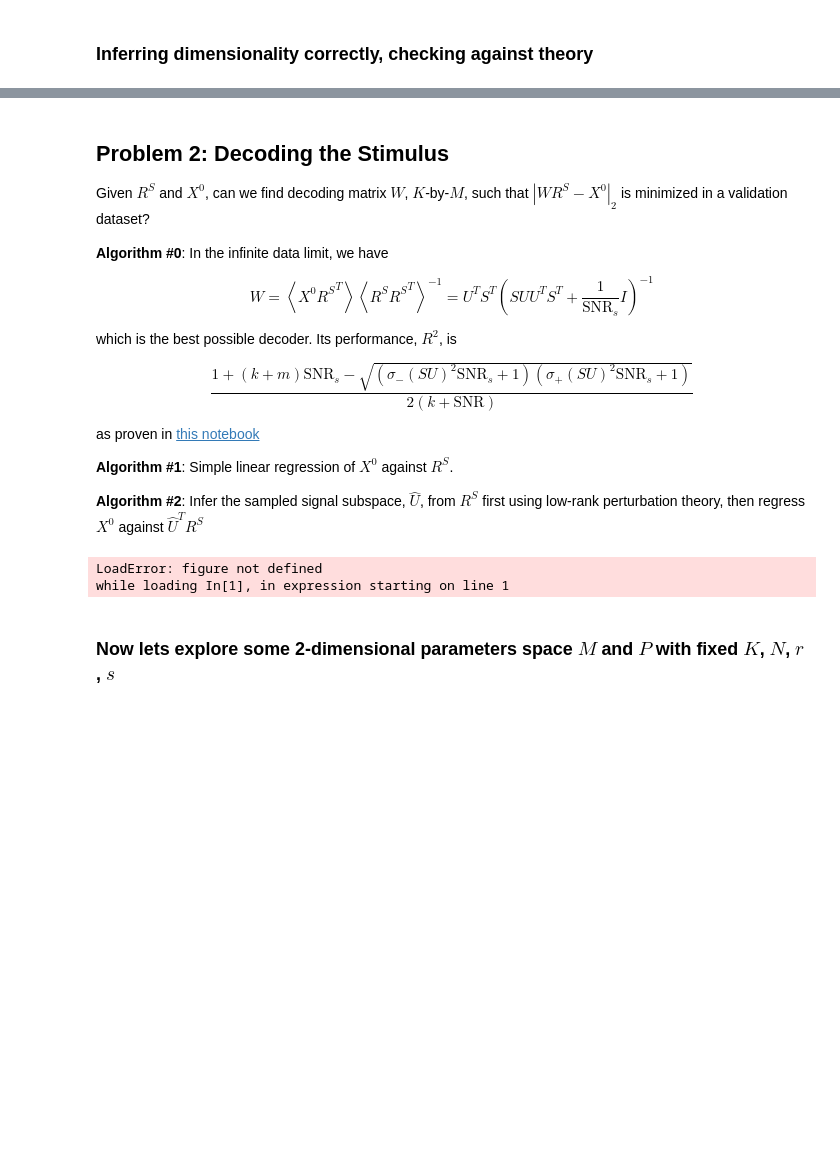
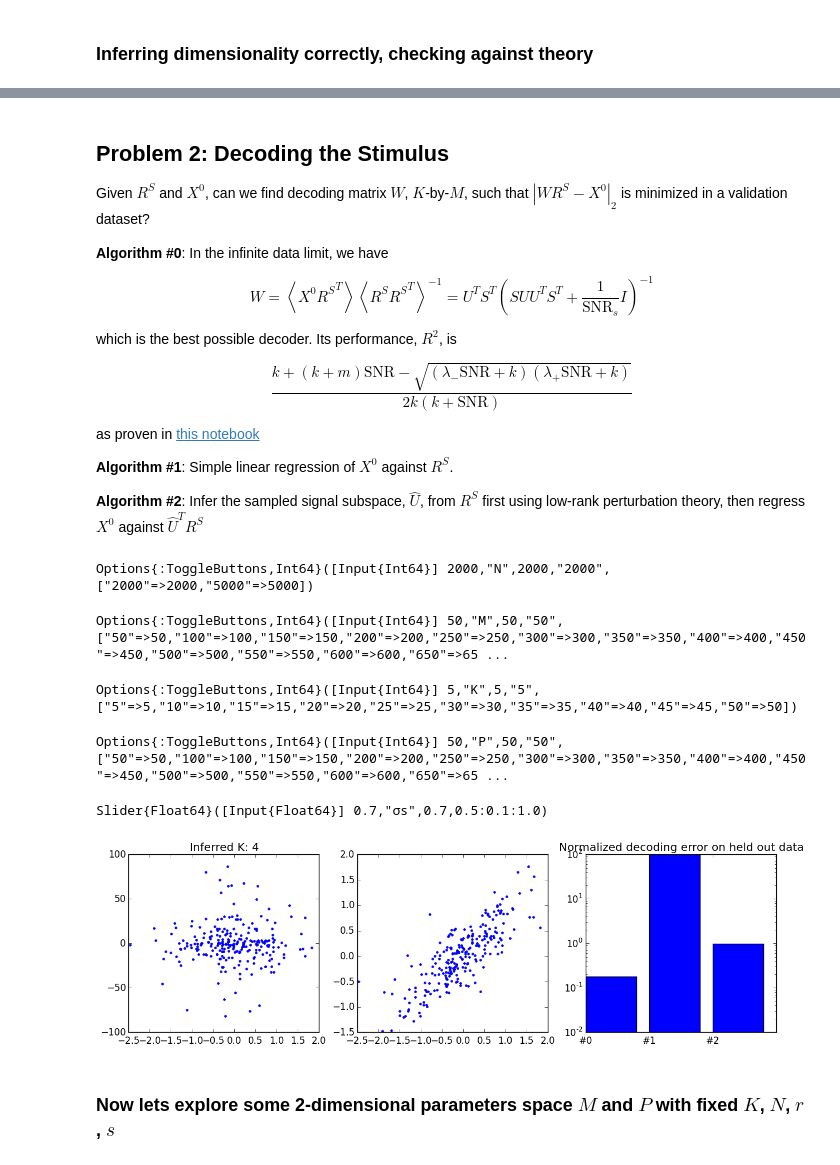
Before and after one commit to ganguli-lab/single-trial, a Jupyter notebook: notebooks/Analysis - Static Low-D Stim Decoding.ipynb, the cells around one changed output, grey strips where cells are left out. Cells and saved outputs as stored; diff of their text form; code cells hidden in the pictures; blank space fills up the shorter version.

Commit message:
stimulus decoding error comparison in the M-P plane

```diff
--- a/notebooks/Analysis - Static Low-D Stim Decoding.ipynb
+++ b/notebooks/Analysis - Static Low-D Stim Decoding.ipynb
@@ -119,7 +119,7 @@ $$
 which is the best possible decoder. Its performance, $R^2$, is
 
 $$
-\frac{1 + (k + m)\text{SNR}_s - \sqrt{\left( \sigma_-(SU)^2\text{SNR}_s + 1 \right) \left( \sigma_+(SU)^2\text{SNR}_s + 1 \right)}}{2\left(k + \text{SNR}\right)}
+\frac{k + (k + m)\text{SNR} - \sqrt{\left( \lambda_-\text{SNR} + k \right) \left( \lambda_+\text{SNR} + k \right)}}{2k(k+\text{SNR})}
 $$
 
 as proven in <a href="Analysis%20-%20Static%20Low-D%20Stim%20Decoding%2C%20Infinite%20Data%20Proof.ipynb">this notebook</a>
@@ -178,35 +178,42 @@ f = figure(figsize=(15, 4))
     train = randfull(model)
 
     X0test = zeros(K, 0)
     Rstest = zeros(M, 0)
     while size(X0test, 2) < 2000
         tmp = randfull(model)
         X0test = [X0test tmp[:X0]]
         Rstest = [Rstest tmp[:Rs]]
     end
 
     W_best = best_W(model)
     W_simple = simple_W(train[:Rs], train[:X0])
     W_subspace = subspace_W(train[:Rs], train[:X0], model)
 
-    err_best = norm(W_best * Rstest - X0test)^2 / norm(X0test)^2
+    k, m = K / N, M / N
+    lp, lm = (sqrt(k * (1 - m)) + sqrt(m * (1 - k)))^2, (sqrt(k * (1 - m)) - sqrt(m * (1 - k)))^2
+    s = σs^2 / σn^2
+    err_best = 1 - (k + (k + m) * s - sqrt((lm * s + k) * (lp * s + k))) / 2 / k / (k + s)
     err_simple = norm(W_simple * Rstest - X0test)^2 / norm(X0test)^2
     err_subspace = norm(W_subspace * Rstest - X0test)^2 / norm(X0test)^2
 
     withfig(f) do
         subplot(131)
         plot(vec(W_best), vec(W_simple), ".")
         title(string("Inferred K: ", inferK(model; Rs=train[:Rs])))
         subplot(132)
         plot(vec(W_best), vec(W_subspace), ".")
         subplot(133)
         bar(1:3, [err_best, err_simple, err_subspace])
         xticks(1:3, ["#0", "#1", "#2"]); title("Normalized decoding error on held out data")
         ylim([1e-2, 1e2]); yscale("log")
     end
 end
 # %% [output]
-LoadError: figure not defined
-while loading In[1], in expression starting on line 1
+Options{:ToggleButtons,Int64}([Input{Int64}] 2000,"N",2000,"2000",["2000"=>2000,"5000"=>5000])
+Options{:ToggleButtons,Int64}([Input{Int64}] 50,"M",50,"50",["50"=>50,"100"=>100,"150"=>150,"200"=>200,"250"=>250,"300"=>300,"350"=>350,"400"=>400,"450"=>450,"500"=>500,"550"=>550,"600"=>600,"650"=>65 ...
+Options{:ToggleButtons,Int64}([Input{Int64}] 5,"K",5,"5",["5"=>5,"10"=>10,"15"=>15,"20"=>20,"25"=>25,"30"=>30,"35"=>35,"40"=>40,"45"=>45,"50"=>50])
+Options{:ToggleButtons,Int64}([Input{Int64}] 50,"P",50,"50",["50"=>50,"100"=>100,"150"=>150,"200"=>200,"250"=>250,"300"=>300,"350"=>350,"400"=>400,"450"=>450,"500"=>500,"550"=>550,"600"=>600,"650"=>65 ...
+Slider{Float64}([Input{Float64}] 0.7,"σs",0.7,0.5:0.1:1.0)
+[figure, added]
 # %% [markdown]
 ### Now lets explore some 2-dimensional parameters space $M$ and $P$ with fixed $K$, $N$, $r$, $s$
```
Also changed, not shown: parts of 14 cells of this notebook.
